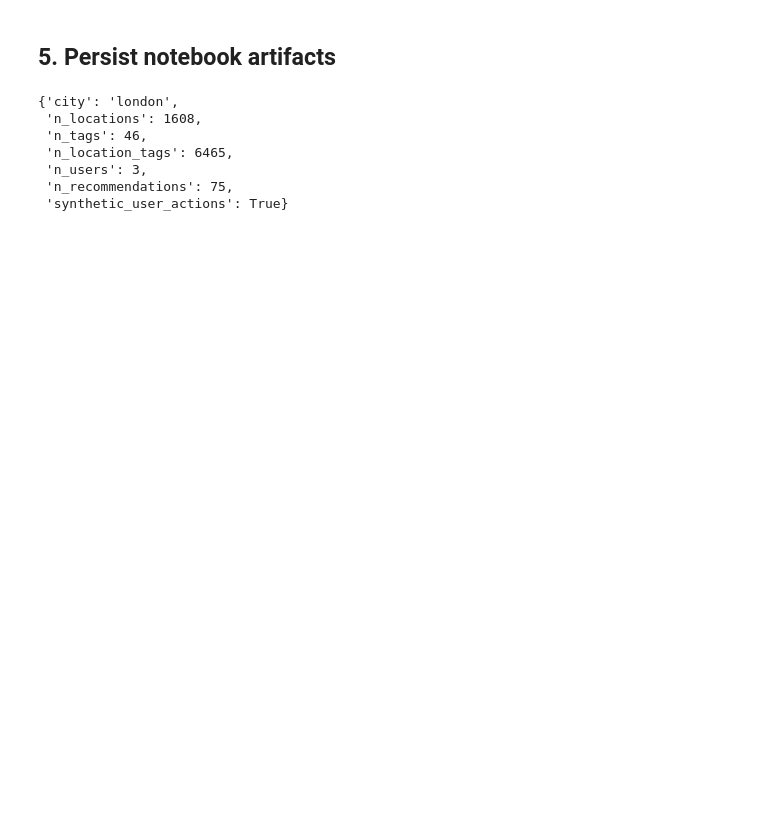
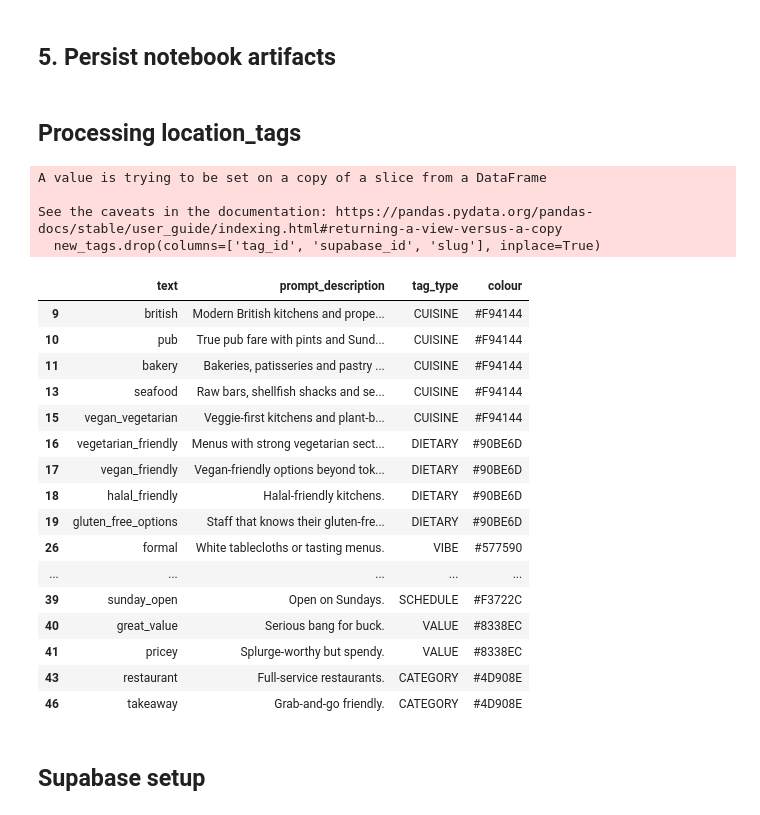
Before and after one commit to SriV04/Pinit-Recommendations, a Jupyter notebook: src/deprecated/analyse_sandbox.ipynb, the cells around one changed output. Saved outputs shown, nothing was run; the diff lists cells and outputs as text; code cells hidden in the pictures; blank space fills up the shorter version.

Commit message:
created api and sync to supabase

```diff
--- a/src/pinit/analyse_sandbox.ipynb
+++ b/src/deprecated/analyse_sandbox.ipynb
@@ -195,26 +199,49 @@ show_user_recs(example_user, n=10)
 # %% [markdown]
 ## 5. Persist notebook artifacts
 # %%
-locations.to_csv(OUTPUT_DIR / 'locations.csv', index=False)
-location_tags.to_csv(OUTPUT_DIR / 'location_tags.csv', index=False)
-user_tags.to_csv(OUTPUT_DIR / 'user_tag_affinities.csv', index=False)
-recs.to_csv(OUTPUT_DIR / 'user_recommendations.csv', index=False)
-metadata = {
-    'city': CITY_NAME,
-    'n_locations': int(len(locations)),
-    'n_tags': int(len(tags_df)),
-    'n_location_tags': int(len(location_tags)),
-    'n_users': int(user_tags['user_id'].nunique()) if not user_tags.empty else 0,
-    'n_recommendations': int(len(recs)),
-    'synthetic_user_actions': bool(synthetic),
-}
-(OUTPUT_DIR / 'metadata.json').write_text(json.dumps(metadata, indent=2))
-metadata
+# locations.to_csv(OUTPUT_DIR / 'locations.csv', index=False)
+# location_tags.to_csv(OUTPUT_DIR / 'location_tags.csv', index=False)
+# user_tags.to_csv(OUTPUT_DIR / 'user_tag_affinities.csv', index=False)
+# recs.to_csv(OUTPUT_DIR / 'user_recommendations.csv', index=False)
+# metadata = {
+#     'city': CITY_NAME,
+#     'n_locations': int(len(locations)),
+#     'n_tags': int(len(tags_df)),
+#     'n_location_tags': int(len(location_tags)),
+#     'n_users': int(user_tags['user_id'].nunique()) if not user_tags.empty else 0,
+#     'n_recommendations': int(len(recs)),
+#     'synthetic_user_actions': bool(synthetic),
+# }
+# (OUTPUT_DIR / 'metadata.json').write_text(json.dumps(metadata, indent=2))
+# metadata
-# %% [output]
-{'city': 'london',
- 'n_locations': 1608,
- 'n_tags': 46,
- 'n_location_tags': 6465,
- 'n_users': 3,
- 'n_recommendations': 75,
- 'synthetic_user_actions': True}
+# %% [markdown]
+## Processing location_tags
+# %%
+# Choose Tags that are not in supabase
+new_tags = tags_df[tags_df['supabase_id'].isnull()]
+new_tags.drop(columns=['tag_id', 'supabase_id', 'slug'], inplace=True)
+new_tags = new_tags[['text', 'prompt_description', 'tag_type', 'color']]
+new_tags.rename(columns={'color': 'colour'}, inplace=True)
+new_tags
+# %% [output]
+A value is trying to be set on a copy of a slice from a DataFrame
+
+See the caveats in the documentation: https://pandas.pydata.org/pandas-docs/stable/user_guide/indexing.html#returning-a-view-versus-a-copy
+  new_tags.drop(columns=['tag_id', 'supabase_id', 'slug'], inplace=True)
+|  | text | prompt_description | tag_type | colour |
+| 9 | british | Modern British kitchens and prope... | CUISINE | #F94144 |
+| 10 | pub | True pub fare with pints and Sund... | CUISINE | #F94144 |
+| 11 | bakery | Bakeries, patisseries and pastry ... | CUISINE | #F94144 |
+| 13 | seafood | Raw bars, shellfish shacks and se... | CUISINE | #F94144 |
+| 15 | vegan_vegetarian | Veggie-first kitchens and plant-b... | CUISINE | #F94144 |
+| 16 | vegetarian_friendly | Menus with strong vegetarian sect... | DIETARY | #90BE6D |
+| 17 | vegan_friendly | Vegan-friendly options beyond tok... | DIETARY | #90BE6D |
+| 18 | halal_friendly | Halal-friendly kitchens. | DIETARY | #90BE6D |
+| 19 | gluten_free_options | Staff that knows their gluten-fre... | DIETARY | #90BE6D |
+| 26 | formal | White tablecloths or tasting menus. | VIBE | #577590 |
+| ... | ... | ... | ... | ... |
+| 39 | sunday_open | Open on Sundays. | SCHEDULE | #F3722C |
+| 40 | great_value | Serious bang for buck. | VALUE | #8338EC |
+| 41 | pricey | Splurge-worthy but spendy. | VALUE | #8338EC |
+| 43 | restaurant | Full-service restaurants. | CATEGORY | #4D908E |
+| 46 | takeaway | Grab-and-go friendly. | CATEGORY | #4D908E |
@@ -220,0 +250,2 @@ metadata
+# %% [markdown]
+## Supabase setup
```
Also changed, not shown: parts of 11 cells of this notebook, 22 other files.
